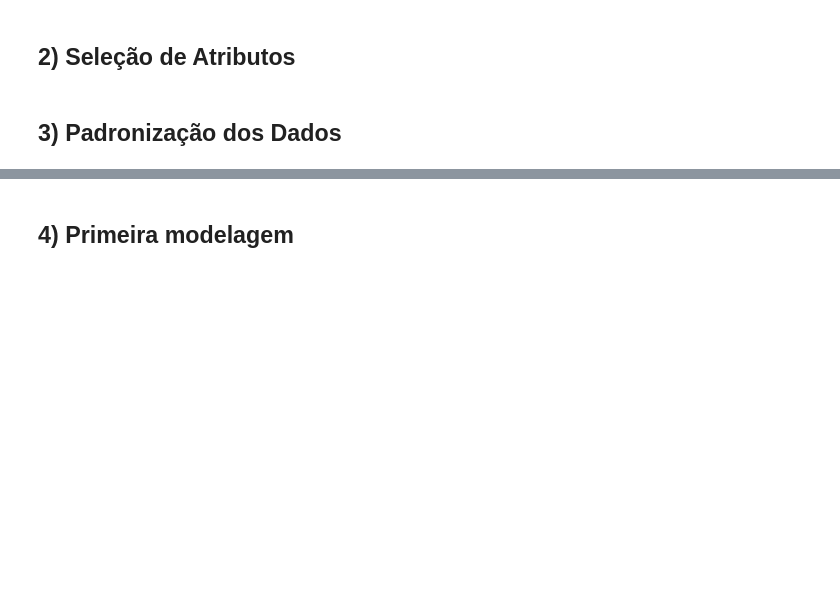
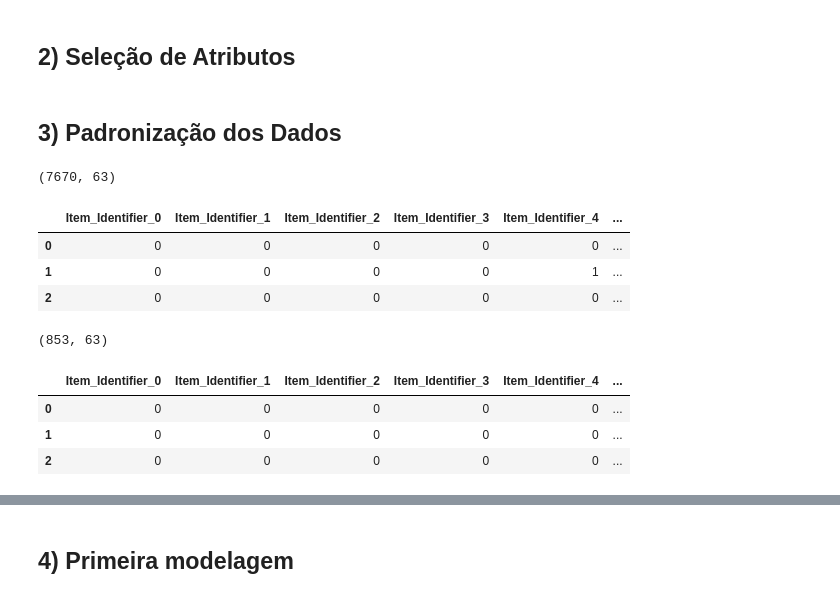
Before and after one commit to Krupique/mlops-projects, a Jupyter notebook: 02-bigmart_sales_prediction/notebook/demand_forecaster_tf.ipynb, the cells around one changed output, grey strips where cells are left out. Saved outputs shown, nothing was run; the diff lists cells and outputs as text; code cells hidden in the pictures; blank space fills up the shorter version.

```diff
--- a/02-bigmart_sales_prediction/notebook/demand_forecaster_tf.ipynb
+++ b/02-bigmart_sales_prediction/notebook/demand_forecaster_tf.ipynb
@@ -127,0 +140,5 @@ display(df_test_raw.head(2))
+# %%
+list_columns = ['Outlet_Identifier']
+
+df_train_raw.drop(columns=list_columns, inplace=True)
+df_test_raw.drop(columns=list_columns, inplace=True)
@@ -188,4 +235,20 @@ feature_columns = [
 target_column = 'Outlet_Sales'
 # %% [markdown]
 ## 3) Padronização dos Dados
+# %%
+display(df_train_raw.shape)
+display(df_train_raw[feature_columns].head(3))
+display(df_test_raw.shape)
+display(df_test_raw[feature_columns].head(3))
+# %% [output]
+(7670, 63)
+|  | Item_Identifier_0 | Item_Identifier_1 | Item_Identifier_2 | Item_Identifier_3 | Item_Identifier_4 | ... |
+| 0 | 0 | 0 | 0 | 0 | 0 | ... |
+| 1 | 0 | 0 | 0 | 0 | 1 | ... |
+| 2 | 0 | 0 | 0 | 0 | 0 | ... |
+(853, 63)
+|  | Item_Identifier_0 | Item_Identifier_1 | Item_Identifier_2 | Item_Identifier_3 | Item_Identifier_4 | ... |
+| 0 | 0 | 0 | 0 | 0 | 0 | ... |
+| 1 | 0 | 0 | 0 | 0 | 0 | ... |
+| 2 | 0 | 0 | 0 | 0 | 0 | ... |
 # %%
```
Also changed, not shown: parts of 28 cells of this notebook, 1 other file.
